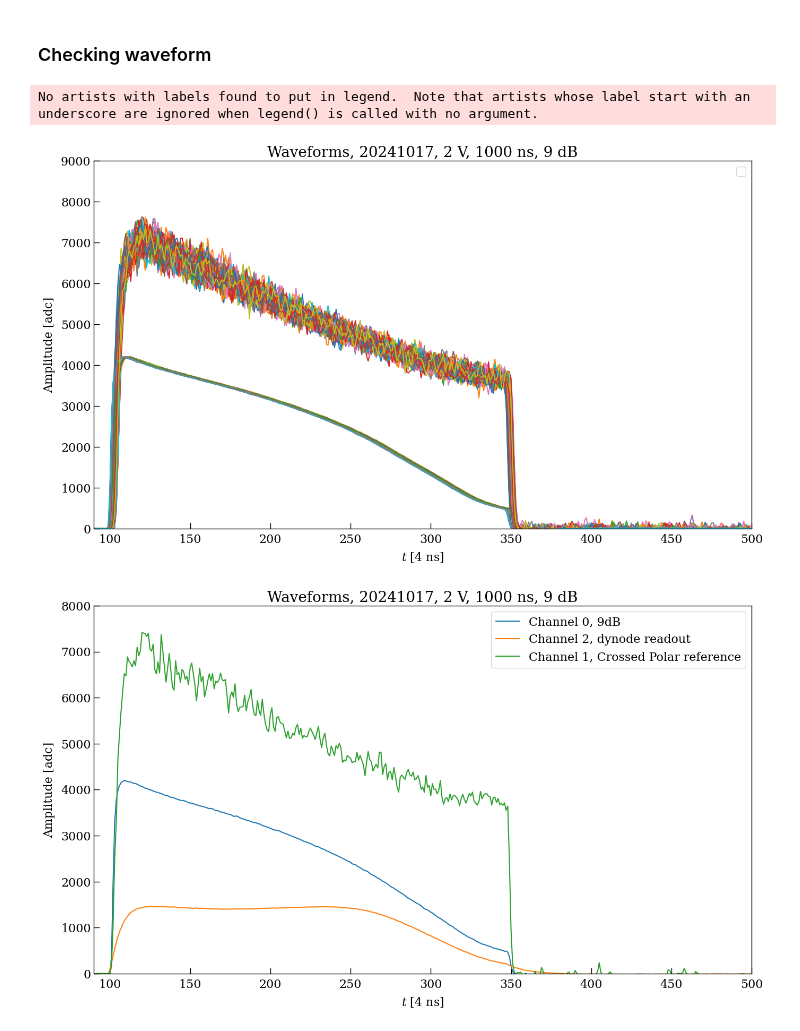
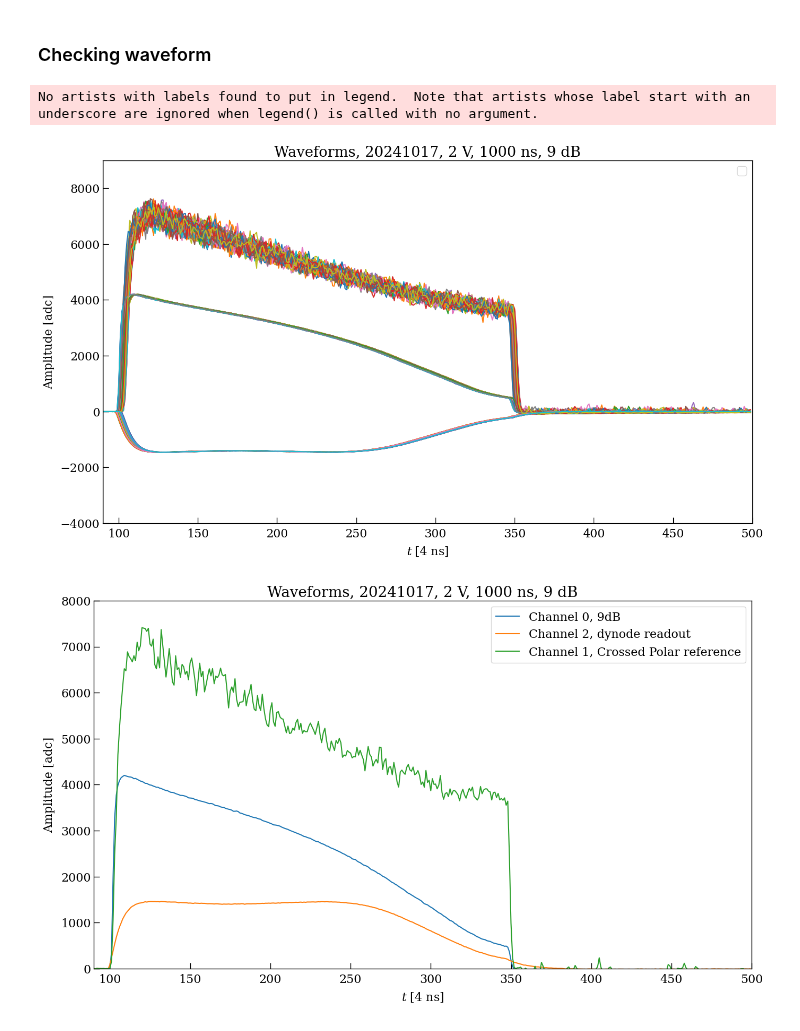
Before and after one commit to Westlake-University-Lsc-lab/RELICS_PMT_Data_Analysis, a Jupyter notebook: TimeConstant/time_constant.ipynb, the cells around one changed output. Saved outputs shown, nothing was run; the diff lists cells and outputs as text; code cells hidden in the pictures.

```diff
--- a/TimeConstant/time_constant.ipynb
+++ b/TimeConstant/time_constant.ipynb
@@ -202,18 +202,18 @@ df[:]
 # %%
 plt.figure(figsize=(16,9))
 plt.title('Waveforms, '+str(Date)+', '+str(V)+' V, '+str(T)+' ns, '+str(PDiv)+' dB')
 plt.xlabel('$t$ [4 ns]')
 plt.ylabel('Amplitude [adc]')
 plt.xlim(90,500)
-plt.ylim(0,9000)
+plt.ylim(-4000,9000)
 for i in tqdm(range (0,200)):
     #plt.step(np.linspace(0,150,150),df.Baseline[i]-df.Waveform[i])
     plt.plot(df.Baseline[i]-df.Waveform[i])
 plt.legend()
 plt.show()
 # %% [output]
 No artists with labels found to put in legend.  Note that artists whose label start with an underscore are ignored when legend() is called with no argument.
-[figure, old version]
+[figure, new version]
 # %%
 plt.figure(figsize=(16,9))
 plt.title('Waveforms, '+str(Date)+', '+str(V)+' V, '+str(T)+' ns, '+str(PDiv)+' dB')
```
